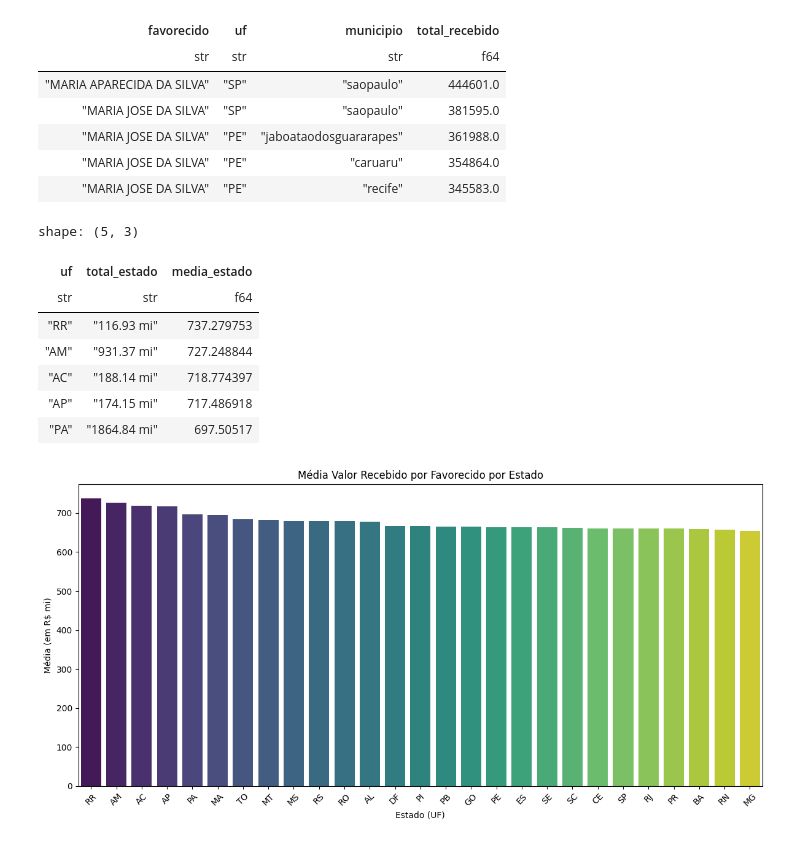
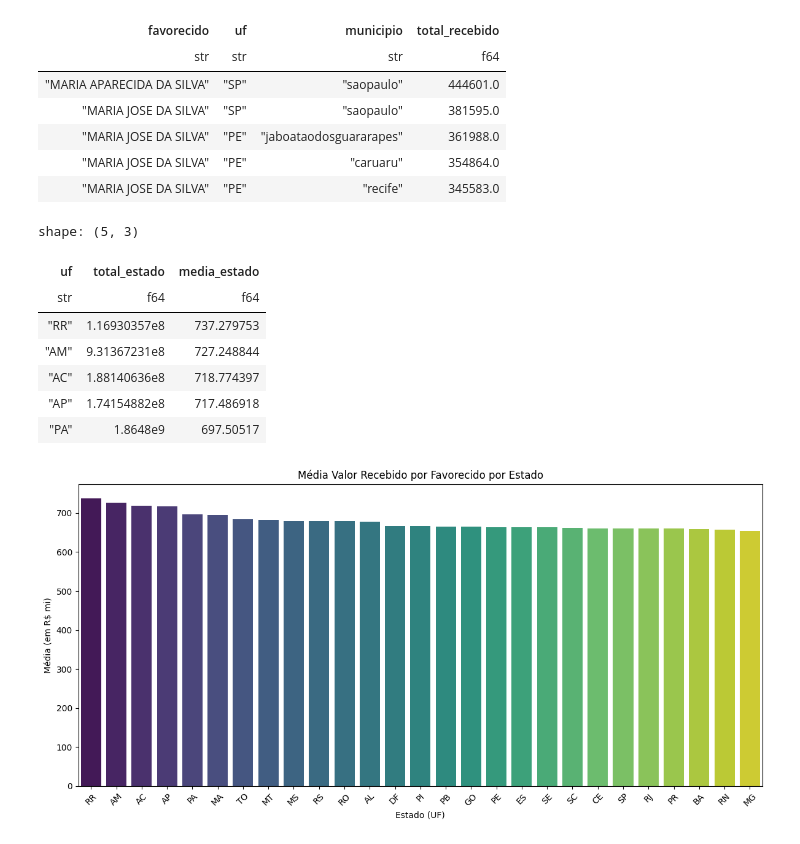
Before and after one commit to Andrerod15/treinamentos-conteudo, a Jupyter notebook: bolsafamilia.ipynb, the cells around one changed output. Drawn from its saved outputs; the diff is of its cells as text; code cells hidden in the pictures.

Commit message:
atualiza tratamento bolsa_pl_lazy para arquivo final 1

```diff
--- a/bolsafamilia.ipynb
+++ b/bolsafamilia.ipynb
@@ -500,31 +493,31 @@ benef_totais_top10_lazy = benef_totais_lazy.limit(10)
 # %%
 #comparar estados entre si em total e média de valor:
 
 # Agrupamento por estado (uf), com soma e média
 df_estados_lazy = (
     df_bolsapl_lazy
     .group_by("uf")
     .agg([
         pl.col("parcela").sum().alias("total_estado"),
         pl.col("parcela").mean().alias("media_estado")
     ])
     .sort("media_estado", descending=True)
 )
 
 # Formatação do total em milhões
 
 
 # Mostrar os 10 primeiros
-df_estados_formatado.head().limit(10).collect()
+df_estados_lazy.head().limit(10).collect()
 # %% [output]
 shape: (5, 3)
 | uf | total_estado | media_estado |
-| str | str | f64 |
-| "RR" | "116.93 mi" | 737.279753 |
-| "AM" | "931.37 mi" | 727.248844 |
-| "AC" | "188.14 mi" | 718.774397 |
-| "AP" | "174.15 mi" | 717.486918 |
-| "PA" | "1864.84 mi" | 697.50517 |
+| str | f64 | f64 |
+| "RR" | 1.16930357e8 | 737.279753 |
+| "AM" | 9.31367231e8 | 727.248844 |
+| "AC" | 1.88140636e8 | 718.774397 |
+| "AP" | 1.74154882e8 | 717.486918 |
+| "PA" | 1.8648e9 | 697.50517 |
 # %%
 df_total = (
     df_estados_lazy
```
Also changed, not shown: parts of 5 cells of this notebook.
